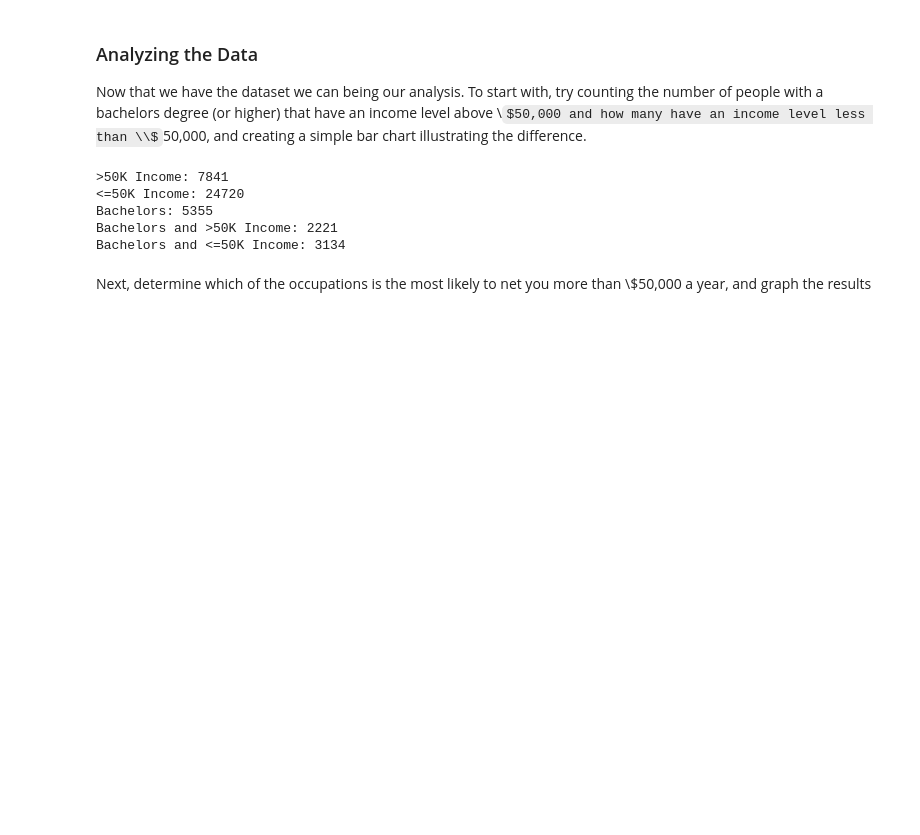
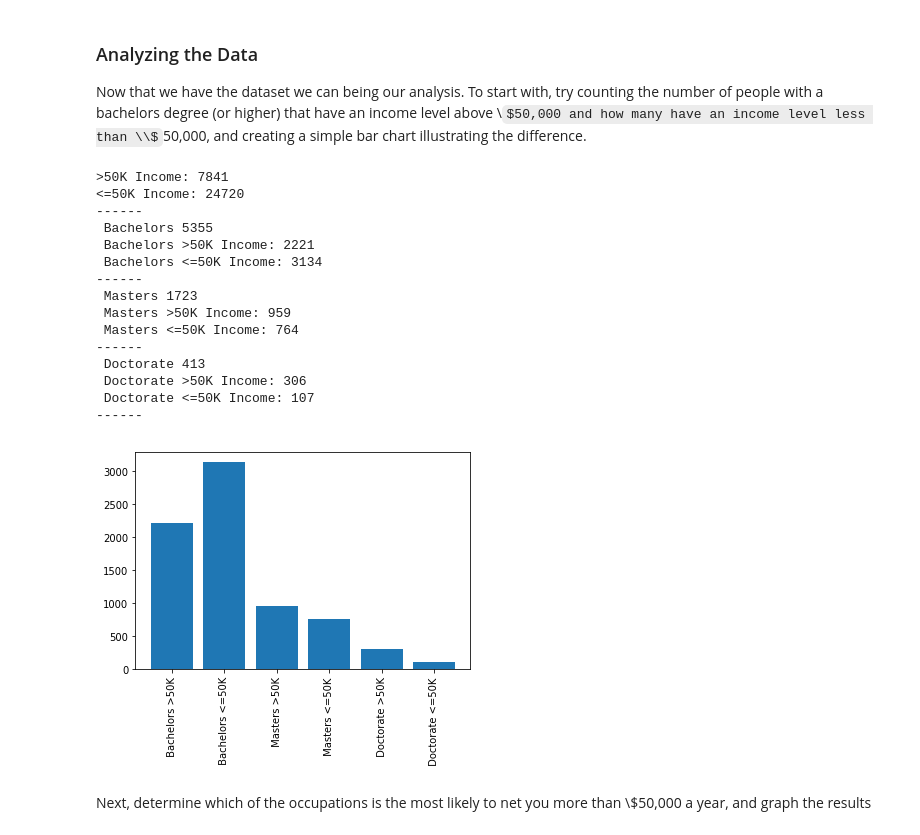
Before and after one commit to jobelenus/python-data-analysis-crash-course, a Jupyter notebook: 01-Numpy/03 Basic Data Analysis with Numpy.ipynb, the cells around one changed output. Cells and saved outputs as stored; diff of their text form; code cells hidden in the pictures; some formulas as TeX source; blank space fills up the shorter version.

```diff
--- a/01-Numpy/03 Basic Data Analysis with Numpy.ipynb
+++ b/01-Numpy/03 Basic Data Analysis with Numpy.ipynb
@@ -51,29 +50,56 @@ Now that we have the dataset we can being our analysis. To start with, try count
 # %%
 greater50Income = array[array[:,14] == ' >50K']
 greater50IncomeCount = len(greater50Income)
 print(">50K Income: {}".format(greater50IncomeCount))
 
 less50Income = array[array[:,14] == ' <=50K']
 less50IncomeCount = len(less50Income)
 print("<=50K Income: {}".format(less50IncomeCount))
+print("------")
 
-bachelors = array[array[:,3] == ' Bachelors']
-bachelorsCount = len(bachelors)
-print("Bachelors: {}".format(bachelorsCount))
+education = [' Bachelors', ' Masters', ' Doctorate']
+x = []
+y = []
+for ed in education:
+    tmp = array[array[:,3] == ed]
+    tmpCount = len(tmp)
+    print("{} {}".format(ed, tmpCount))
 
-bachAndGreater50Income = array[np.where((array[:,3] == ' Bachelors') & (array[:,14] == ' >50K'))]
-bachAndGreater50IncomeCount = len(bachAndGreater50Income)
-print("Bachelors and >50K Income: {}".format(bachAndGreater50IncomeCount))
+    in1 = ' >50K'
+    edAndGreater50Income = array[np.where((array[:,3] ==  ed) & (array[:,14] == in1))]
+    edAndGreater50IncomeCount = len(edAndGreater50Income)
+    x.append(ed + in1)
+    y.append(edAndGreater50IncomeCount)
 
-bachAndLess50Income = array[np.where((array[:,3] == ' Bachelors') & (array[:,14] == ' <=50K'))]
-bachAndLess50IncomeCount = len(bachAndLess50Income)
-print("Bachelors and <=50K Income: {}".format(bachAndLess50IncomeCount))
+    in2 = ' <=50K'
+    edAndLess50Income = array[np.where((array[:,3] == ed) & (array[:,14] == in2))]
+    edAndLess50IncomeCount = len(edAndLess50Income)
+    x.append(ed + in2)
+    y.append(edAndLess50IncomeCount)
+
+
+labels = x
+
+plt.bar(x, y)
+plt.xticks(x, labels, rotation='vertical')
+plt.show()
 # %% [output]
 >50K Income: 7841
 <=50K Income: 24720
-Bachelors: 5355
-Bachelors and >50K Income: 2221
-Bachelors and <=50K Income: 3134
+------
+ Bachelors 5355
+ Bachelors >50K Income: 2221
+ Bachelors <=50K Income: 3134
+------
+ Masters 1723
+ Masters >50K Income: 959
+ Masters <=50K Income: 764
+------
+ Doctorate 413
+ Doctorate >50K Income: 306
+ Doctorate <=50K Income: 107
+------
+[figure, added]
 # %% [markdown]
 Next, determine which of the occupations is the most likely to net you more than \\$50,000 a year, and graph the results
 # %%
```
Also changed, not shown: parts of 1 cell of this notebook.
